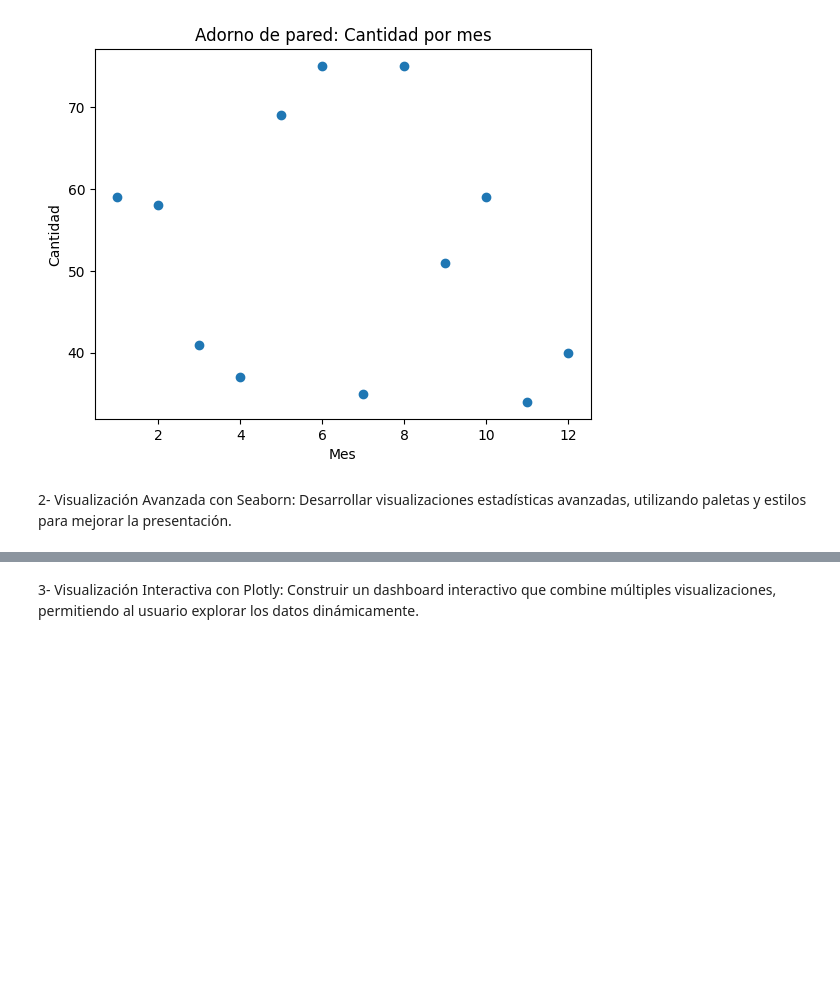
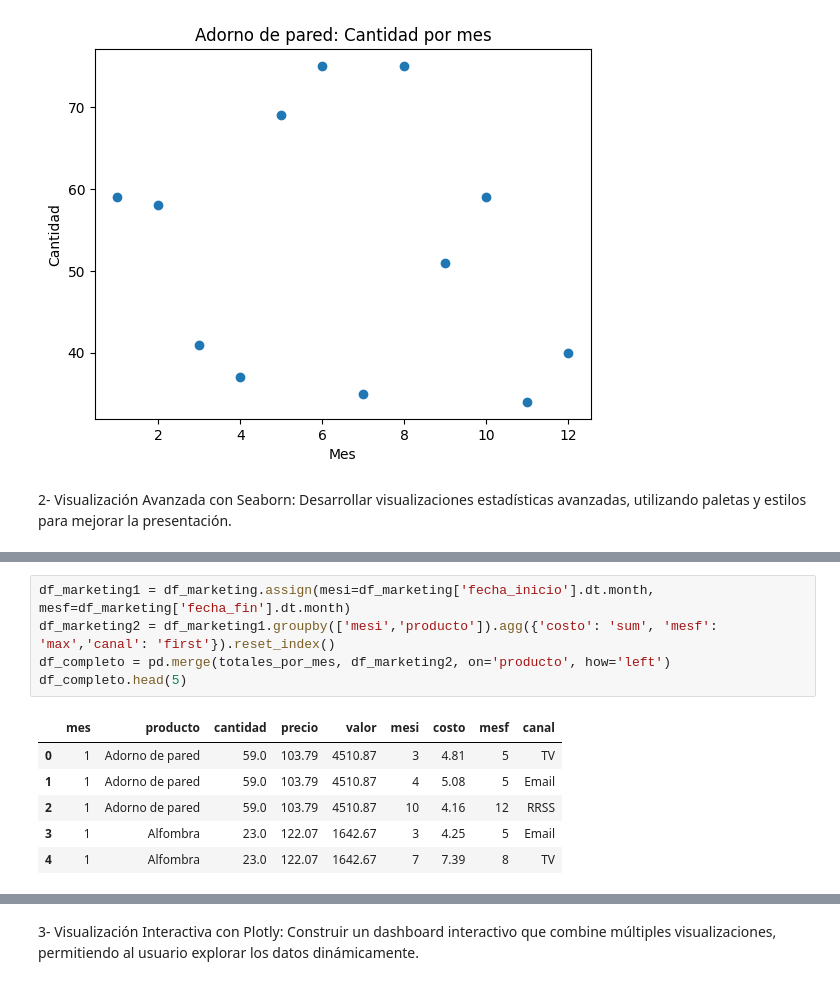
Before and after one commit to mavizoso/VizosoMA-25262-TPI_Data_Analytics, a Jupyter notebook: MAV4.ipynb, the cells around one changed output, grey strips where cells are left out. Cells and saved outputs as stored; diff of their text form; blank space fills up the shorter version.

```diff
--- a/MAV4.ipynb
+++ b/MAV4.ipynb
@@ -547,0 +572,12 @@ g = sns.catplot(x="mes", y="valor",
+# %%
+df_marketing1 = df_marketing.assign(mesi=df_marketing['fecha_inicio'].dt.month, mesf=df_marketing['fecha_fin'].dt.month)
+df_marketing2 = df_marketing1.groupby(['mesi','producto']).agg({'costo': 'sum', 'mesf': 'max','canal': 'first'}).reset_index()
+df_completo = pd.merge(totales_por_mes, df_marketing2, on='producto', how='left')
+df_completo.head(5)
+# %% [output]
+|  | mes | producto | cantidad | precio | valor | mesi | costo | mesf | canal |
+| 0 | 1 | Adorno de pared | 59.0 | 103.79 | 4510.87 | 3 | 4.81 | 5 | TV |
+| 1 | 1 | Adorno de pared | 59.0 | 103.79 | 4510.87 | 4 | 5.08 | 5 | Email |
+| 2 | 1 | Adorno de pared | 59.0 | 103.79 | 4510.87 | 10 | 4.16 | 12 | RRSS |
+| 3 | 1 | Alfombra | 23.0 | 122.07 | 1642.67 | 3 | 4.25 | 5 | Email |
+| 4 | 1 | Alfombra | 23.0 | 122.07 | 1642.67 | 7 | 7.39 | 8 | TV |
```
Also changed, not shown: parts of 8 cells of this notebook.
